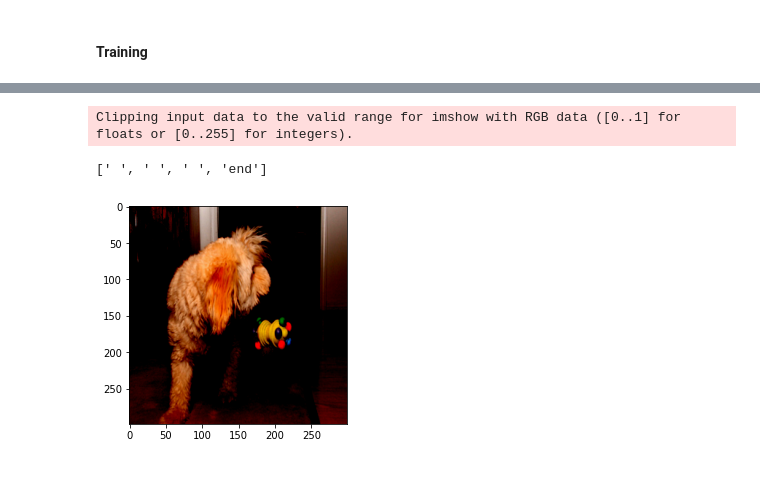
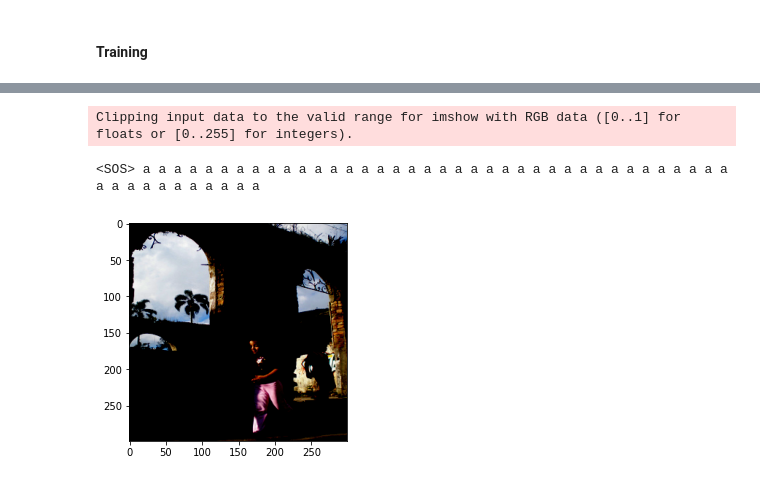
Before and after one commit to AminAlam/Image-Captioner, a Jupyter notebook: Image_Captioner.ipynb, the cells around one changed output, grey strips where cells are left out. Cells and saved outputs as stored; diff of their text form; code cells hidden in the pictures.

Commit message:
can be trained and gives output, not fully tested

```diff
--- a/Image_Captioner.ipynb
+++ b/Image_Captioner.ipynb
@@ -229,0 +47,2 @@ dataloader = DataLoader(vector_dataset, batch_size=BATCH_SIZE, shuffle=True, num
+# %%
+spacy_eng = spacy.load("en")
@@ -254,13 +177,13 @@ class DecoderRNN(nn.Module):
     def __init__(self, embed_size, hidden_size, vocab_size, num_layers):
         super(DecoderRNN, self).__init__()
         self.embed = nn.Embedding(vocab_size, embed_size)
-        self.lstm = nn.LSTM(embed_size, hidden_size, num_layers, batch_first=True)
+        self.lstm = nn.LSTM(embed_size, hidden_size, num_layers)
         self.linear = nn.Linear(hidden_size, vocab_size)
         self.dropout = nn.Dropout(0.5)
 
     def forward(self, features, captions):
         embeddings = self.dropout(self.embed(captions))
-        embeddings = torch.cat((features.unsqueeze(0), embeddings.permute(1,0,2)), dim=0)
+        embeddings = torch.cat((features.unsqueeze(0), embeddings), dim=0)
         hiddens, _ = self.lstm(embeddings)
         outputs = self.linear(hiddens)
         return outputs
@@ -277,7 +200,7 @@ class CNNtoRNN(nn.Module):
         outputs = self.decoderRNN(features, captions)
         return outputs
 
-    def caption_image(self, image, max_length=50):
+    def caption_image(self, image, vocabulary, max_length=50):
         result_caption = []
 
         with torch.no_grad():
@@ -288,11 +211,10 @@ class CNNtoRNN(nn.Module):
                 hiddens, states = self.decoderRNN.lstm(x, states)
                 output = self.decoderRNN.linear(hiddens.squeeze(0))
                 predicted = output.argmax(1)
-
                 result_caption.append(predicted.item())
                 x = self.decoderRNN.embed(predicted).unsqueeze(0)
 
-                if index2vocab[predicted.item()] == "end":
+                if vocabulary.itos[predicted.item()] == "<EOS>":
                     break
 
-        return [index2vocab[idx] for idx in result_caption]
+        return [vocabulary.itos[idx] for idx in result_caption]
@@ -361,8 +302,31 @@ KeyboardInterrupt: ignored
+# %%
+transform = transforms.Compose(
+    [
+        transforms.Resize((356, 356)),
+        transforms.RandomCrop((299, 299)),
+        transforms.ToTensor(),
+        transforms.Normalize((0.5, 0.5, 0.5), (0.5, 0.5, 0.5)),
+    ]
+)
+
+train_loader, dataset = get_loader(
+    root_folder="/content/drive/My Drive/Courses/DeepLearning/HW03/Q03/Datas/Flicker8k_Dataset",
+    annotation_file="/content/drive/My Drive/Courses/DeepLearning/HW03/Q03/Datas/Flickr8k.token.txt",
+    transform=transform,
+    num_workers=2,
+)
+
+for idx, (imgs, captions) in tqdm(enumerate(train_loader), total=len(train_loader), leave=False):
+    imgs = imgs.to(device)
+    captions = captions.to(device)
+    break
 # %%
-data = next(iter(dataloader))
-plt.imshow(data['image'][0].permute(1,2,0))
-model.caption_image(data['image'][0].to(device).unsqueeze(0))
+import matplotlib.pyplot as plt
+
+plt.imshow(imgs[0].cpu().permute(1,2,0))
+predicted_caption = model.caption_image(imgs[0].unsqueeze(0), dataset.vocab)
+print(" ".join(predicted_caption))
 # %% [output]
 Clipping input data to the valid range for imshow with RGB data ([0..1] for floats or [0..255] for integers).
-[' ', ' ', ' ', 'end']
+<SOS> a a a a a a a a a a a a a a a a a a a a a a a a a a a a a a a a a a a a a a a a a a a a a a a a a
-[figure, old version]
+[figure, new version]
```
Also changed, not shown: parts of 27 cells of this notebook.
